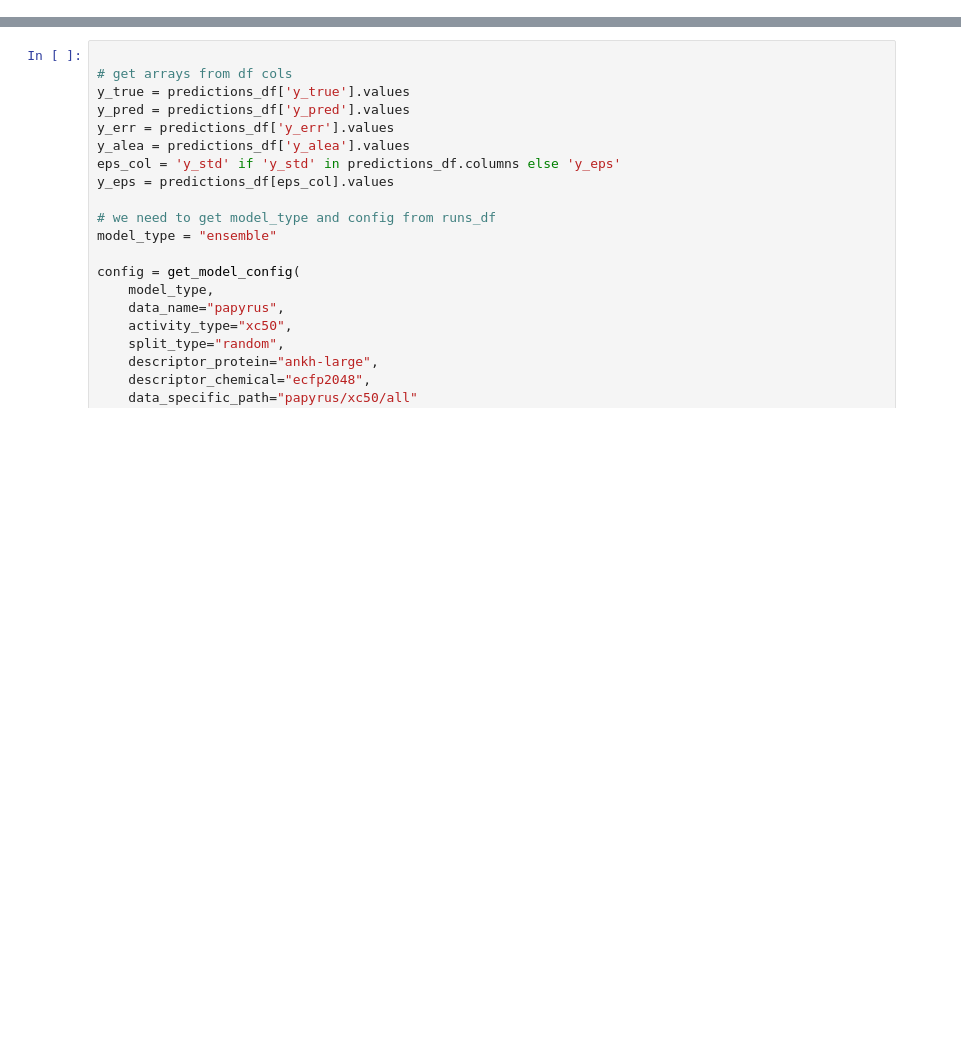
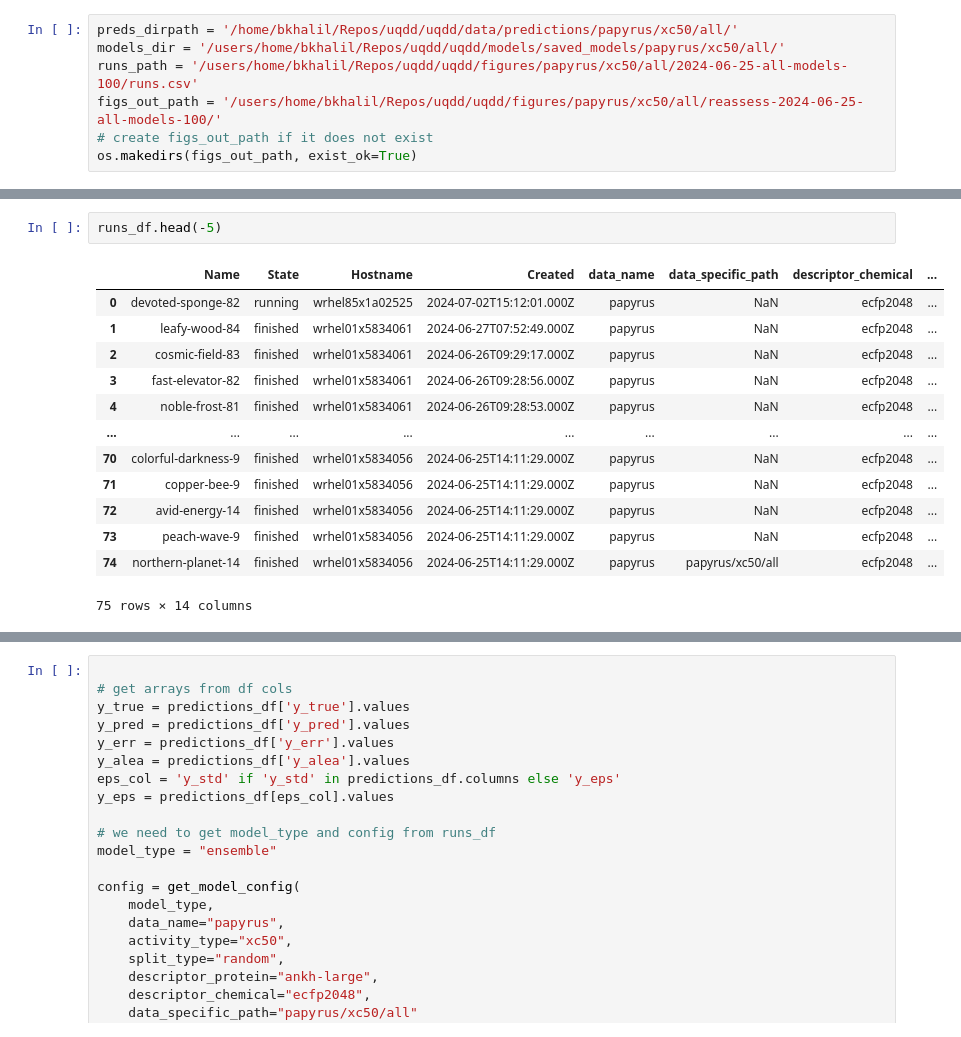
Before and after one commit to CDDLeiden/uqdd, a Jupyter notebook: models_reassessment.ipynb, the cells around one changed output, grey strips where cells are left out. Saved outputs shown, nothing was run; the diff lists cells and outputs as text; blank space fills up the shorter version.

```diff
--- a/models_reassessment.ipynb
+++ b/models_reassessment.ipynb
@@ -11,0 +45,7 @@ from uqdd.models.utils_metrics import MetricsTable
+# %%
+preds_dirpath = '/home/bkhalil/Repos/uqdd/uqdd/data/predictions/papyrus/xc50/all/'
+models_dir = '/users/home/bkhalil/Repos/uqdd/uqdd/models/saved_models/papyrus/xc50/all/'
+runs_path = '/users/home/bkhalil/Repos/uqdd/uqdd/figures/papyrus/xc50/all/2024-06-25-all-models-100/runs.csv'
+figs_out_path = '/users/home/bkhalil/Repos/uqdd/uqdd/figures/papyrus/xc50/all/reassess-2024-06-25-all-models-100/'
+# create figs_out_path if it does not exist
+os.makedirs(figs_out_path, exist_ok=True)
@@ -11,0 +66,16 @@ from uqdd.models.utils_metrics import MetricsTable
+# %%
+runs_df.head(-5)
+# %% [output]
+|  | Name | State | Hostname | Created | data_name | data_specific_path | descriptor_chemical | ... |
+| 0 | devoted-sponge-82 | running | wrhel85x1a02525 | 2024-07-02T15:12:01.000Z | papyrus | NaN | ecfp2048 | ... |
+| 1 | leafy-wood-84 | finished | wrhel01x5834061 | 2024-06-27T07:52:49.000Z | papyrus | NaN | ecfp2048 | ... |
+| 2 | cosmic-field-83 | finished | wrhel01x5834061 | 2024-06-26T09:29:17.000Z | papyrus | NaN | ecfp2048 | ... |
+| 3 | fast-elevator-82 | finished | wrhel01x5834061 | 2024-06-26T09:28:56.000Z | papyrus | NaN | ecfp2048 | ... |
+| 4 | noble-frost-81 | finished | wrhel01x5834061 | 2024-06-26T09:28:53.000Z | papyrus | NaN | ecfp2048 | ... |
+| ... | ... | ... | ... | ... | ... | ... | ... | ... |
+| 70 | colorful-darkness-9 | finished | wrhel01x5834056 | 2024-06-25T14:11:29.000Z | papyrus | NaN | ecfp2048 | ... |
+| 71 | copper-bee-9 | finished | wrhel01x5834056 | 2024-06-25T14:11:29.000Z | papyrus | NaN | ecfp2048 | ... |
+| 72 | avid-energy-14 | finished | wrhel01x5834056 | 2024-06-25T14:11:29.000Z | papyrus | NaN | ecfp2048 | ... |
+| 73 | peach-wave-9 | finished | wrhel01x5834056 | 2024-06-25T14:11:29.000Z | papyrus | NaN | ecfp2048 | ... |
+| 74 | northern-planet-14 | finished | wrhel01x5834056 | 2024-06-25T14:11:29.000Z | papyrus | papyrus/xc50/all | ecfp2048 | ... |
+75 rows × 14 columns
```
Also changed, not shown: parts of 16 cells of this notebook.
